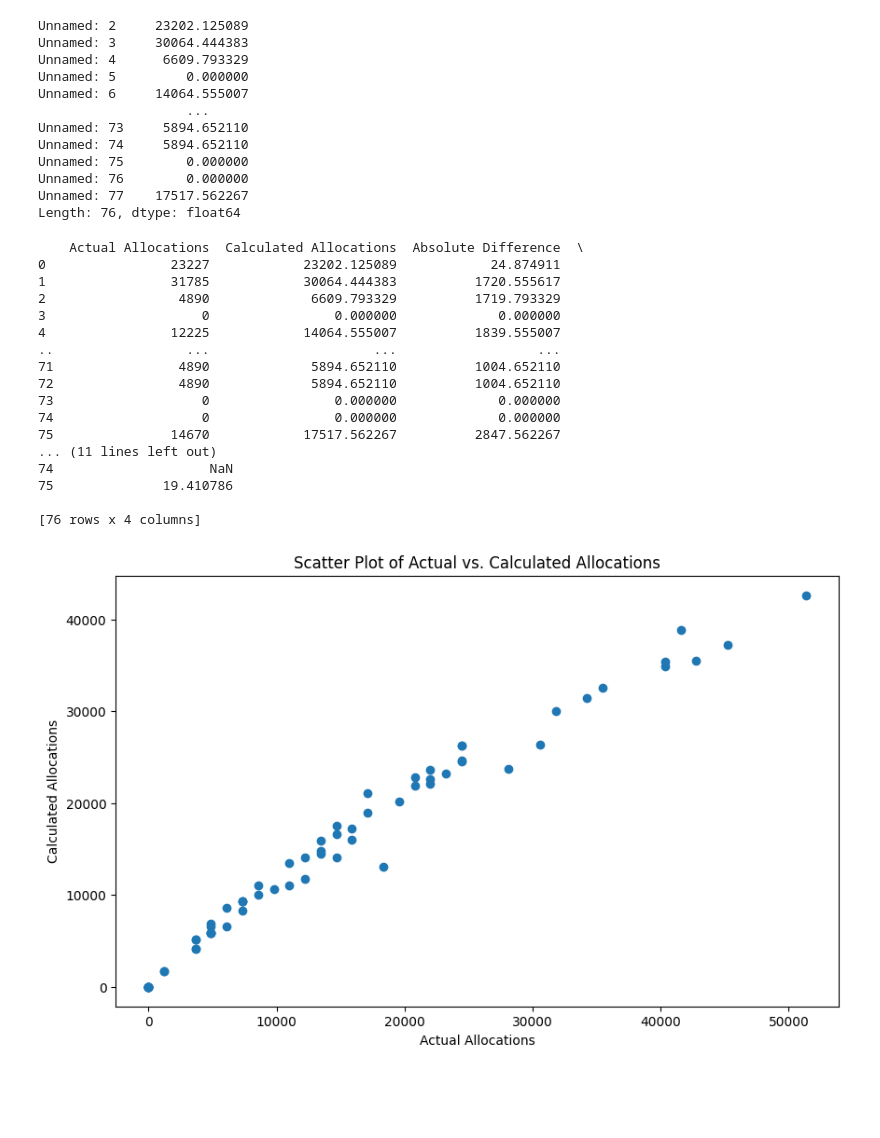
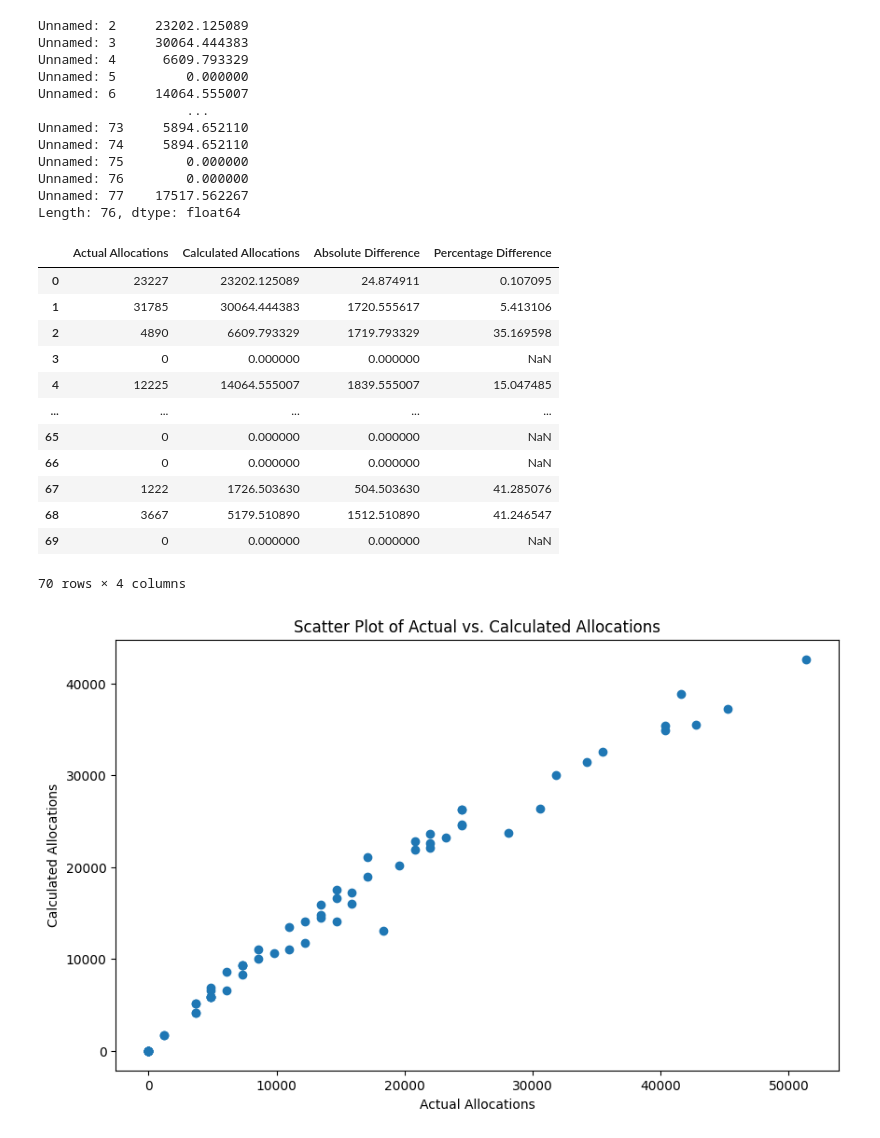
Before and after one commit to GovXS/Evaluating-Voting-Design-Tradeoffs-for-Retro-Funding, a Jupyter notebook: analysis/verify_voting_rules.ipynb, the cells around one changed output. Cells and saved outputs as stored; diff of their text form; code cells hidden in the pictures; blank space fills up the shorter version.

```diff
--- a/analysis/verify_voting_rules.ipynb
+++ b/analysis/verify_voting_rules.ipynb
@@ -56,47 +53,43 @@ Length: 76, dtype: float64
 # %%
 # Load the CSV file
 file_path = '/Users/idrees/Code/govxs/data/retropgf_r1_data.csv'
 real_data = pd.read_csv(file_path)
 real_data.fillna(0, inplace=True)
 
 # Extract the row and remove the first two columns by their names
 actual_allocation = real_data.iloc[26].drop(['Unnamed: 0', 'Unnamed: 1'])
 
 # Convert values to integers
 actual_allocation = actual_allocation.apply(lambda x: int(str(x).replace('$', '').replace(',', '').strip()) if pd.notna(x) and str(x).replace('$', '').replace(',', '').strip().isdigit() else 0)
 
 # Assuming 'calculated_allocation' is already defined as your calculated results
 
 
 # Create a new dataframe with both actual and calculated allocations
 allocations_df = pd.DataFrame({
     'Actual Allocations': actual_allocation.values,
     'Calculated Allocations': calculated_allocation.values
 })
 
 allocations_df['Absolute Difference'] = (allocations_df['Actual Allocations'] - allocations_df['Calculated Allocations']).abs()
 allocations_df['Percentage Difference'] = (allocations_df['Absolute Difference'] / allocations_df['Actual Allocations']) * 100
 
 # Display the dataframe with differences
-print(allocations_df)
+allocations_df.head(70)
 # %% [output]
+|  | Actual Allocations | Calculated Allocations | Absolute Difference | Percentage Difference |
+| 0 | 23227 | 23202.125089 | 24.874911 | 0.107095 |
+| 1 | 31785 | 30064.444383 | 1720.555617 | 5.413106 |
+| 2 | 4890 | 6609.793329 | 1719.793329 | 35.169598 |
+| 3 | 0 | 0.000000 | 0.000000 | NaN |
+| 4 | 12225 | 14064.555007 | 1839.555007 | 15.047485 |
+| ... | ... | ... | ... | ... |
+| 65 | 0 | 0.000000 | 0.000000 | NaN |
+| 66 | 0 | 0.000000 | 0.000000 | NaN |
+| 67 | 1222 | 1726.503630 | 504.503630 | 41.285076 |
+| 68 | 3667 | 5179.510890 | 1512.510890 | 41.246547 |
+| 69 | 0 | 0.000000 | 0.000000 | NaN |
-    Actual Allocations  Calculated Allocations  Absolute Difference  \
-0                23227            23202.125089            24.874911
-1                31785            30064.444383          1720.555617
-2                 4890             6609.793329          1719.793329
-3                    0                0.000000             0.000000
-4                12225            14064.555007          1839.555007
-..                 ...                     ...                  ...
-71                4890             5894.652110          1004.652110
-72                4890             5894.652110          1004.652110
-73                   0                0.000000             0.000000
-74                   0                0.000000             0.000000
-75               14670            17517.562267          2847.562267
-... (11 lines left out)
-74                    NaN
-75              19.410786
-
-[76 rows x 4 columns]
+70 rows × 4 columns
 # %%
 import matplotlib.pyplot as plt
 
```
Also changed, not shown: parts of 1 cell of this notebook.
